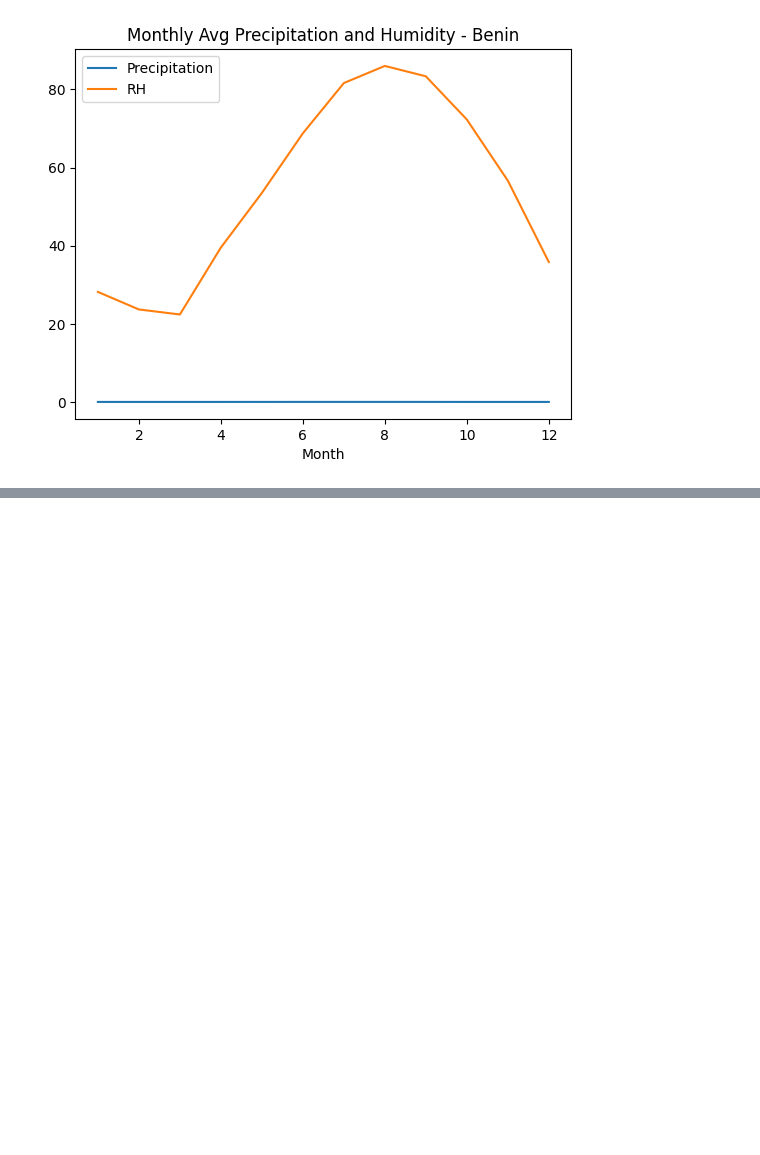
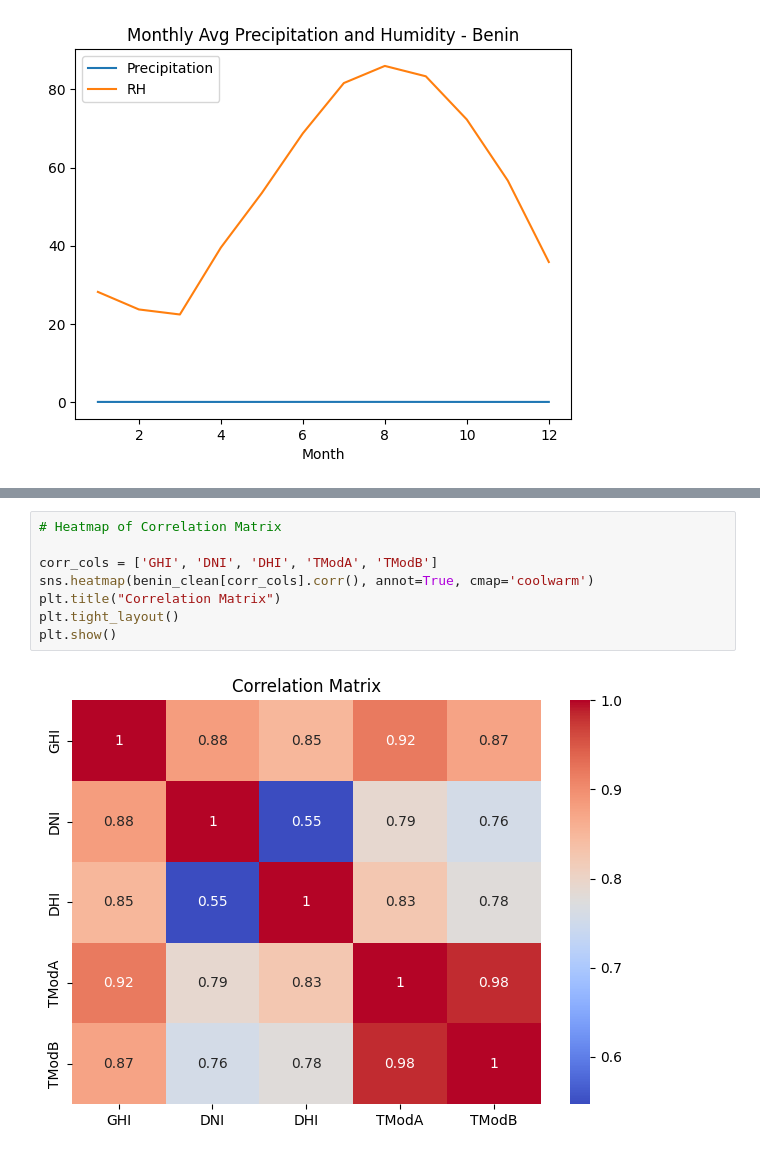
Before and after one commit to AmhaBK/solar-challenge-week1, a Jupyter notebook: eda_benin.ipynb, the cells around one changed output, grey strips where cells are left out. Drawn from its saved outputs; the diff is of its cells as text; blank space fills up the shorter version.

```diff
--- a/eda_benin.ipynb
+++ b/eda_benin.ipynb
@@ -192,0 +229,10 @@ plt.show()
+# %%
+# Heatmap of Correlation Matrix
+
+corr_cols = ['GHI', 'DNI', 'DHI', 'TModA', 'TModB']
+sns.heatmap(benin_clean[corr_cols].corr(), annot=True, cmap='coolwarm')
+plt.title("Correlation Matrix")
+plt.tight_layout()
+plt.show()
+# %% [output]
+[figure, added]
```
Also changed, not shown: parts of 6 cells of this notebook.
